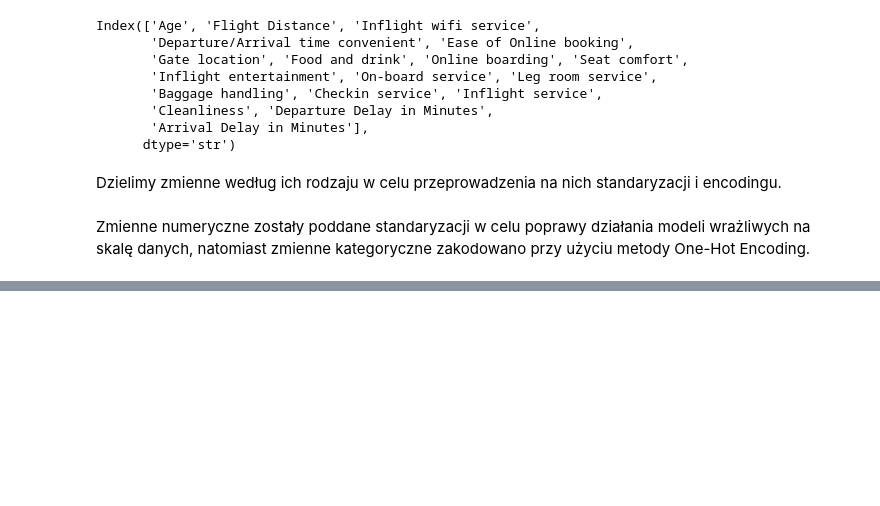
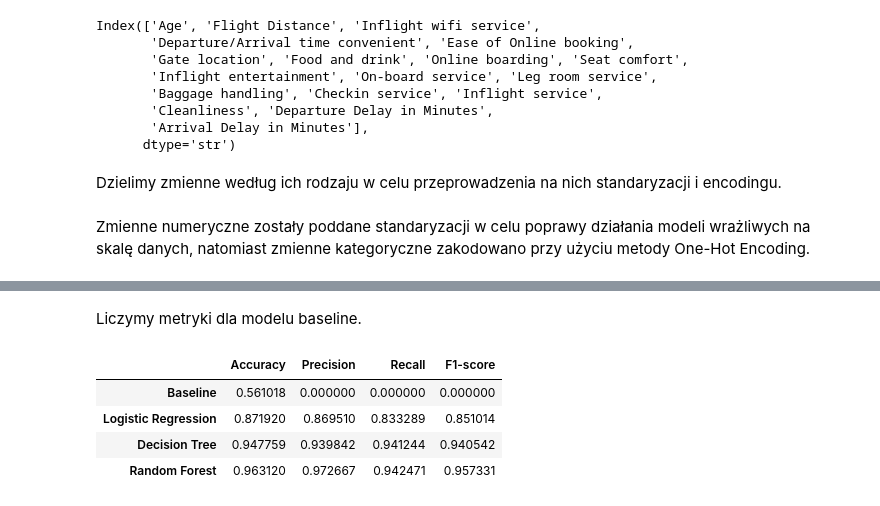
Before and after one commit to wzdrodowska/airline-passenger-satisfaction, a Jupyter notebook: Raport z analizy i modelowania zbioru danych Airline Passenger Satisfaction.ipynb, the cells around one changed output, grey strips where cells are left out. Cells and saved outputs as stored; diff of their text form; code cells hidden in the pictures; blank space fills up the shorter version.

```diff
--- a/Raport z analizy i modelowania zbioru danych Airline Passenger Satisfaction.ipynb
+++ b/Raport z analizy i modelowania zbioru danych Airline Passenger Satisfaction.ipynb
@@ -498,0 +499,2 @@ Zastosowanie pipeline umożliwia połączenie etapu preprocessingu danych z mode
+# %%
+y_pred_baseline = ["neutral or dissatisfied"] * len(y_test)
@@ -498,0 +563,8 @@ Zastosowanie pipeline umożliwia połączenie etapu preprocessingu danych z mode
+# %%
+def evaluate_model(y_true, y_pred):
+    return {
+        "Accuracy": accuracy_score(y_true, y_pred),
+        "Precision": precision_score(y_true, y_pred, pos_label="satisfied"),
+        "Recall": recall_score(y_true, y_pred, pos_label="satisfied"),
+        "F1-score": f1_score(y_true, y_pred, pos_label="satisfied")
+    }
@@ -498,0 +577,25 @@ Zastosowanie pipeline umożliwia połączenie etapu preprocessingu danych z mode
+# %%
+baseline_metrics = {
+    "Accuracy": accuracy_score(y_test, y_pred_baseline),
+    "Precision": precision_score(y_test, y_pred_baseline, pos_label="satisfied", zero_division=0),
+    "Recall": recall_score(y_test, y_pred_baseline, pos_label="satisfied", zero_division=0),
+    "F1-score": f1_score(y_test, y_pred_baseline, pos_label="satisfied", zero_division=0)
+}
+# %% [markdown]
+Liczymy metryki dla modelu baseline.
+# %%
+results = {
+    "Baseline": baseline_metrics,
+    "Logistic Regression": evaluate_model(y_test, y_pred_log_reg),
+    "Decision Tree": evaluate_model(y_test, y_pred_dt),
+    "Random Forest": evaluate_model(y_test, y_pred_rf)
+}
+
+results_df = pd.DataFrame(results).T
+results_df
+# %% [output]
+|  | Accuracy | Precision | Recall | F1-score |
+| Baseline | 0.561018 | 0.000000 | 0.000000 | 0.000000 |
+| Logistic Regression | 0.871920 | 0.869510 | 0.833289 | 0.851014 |
+| Decision Tree | 0.947759 | 0.939842 | 0.941244 | 0.940542 |
+| Random Forest | 0.963120 | 0.972667 | 0.942471 | 0.957331 |
```
Also changed, not shown: parts of 29 cells of this notebook.
